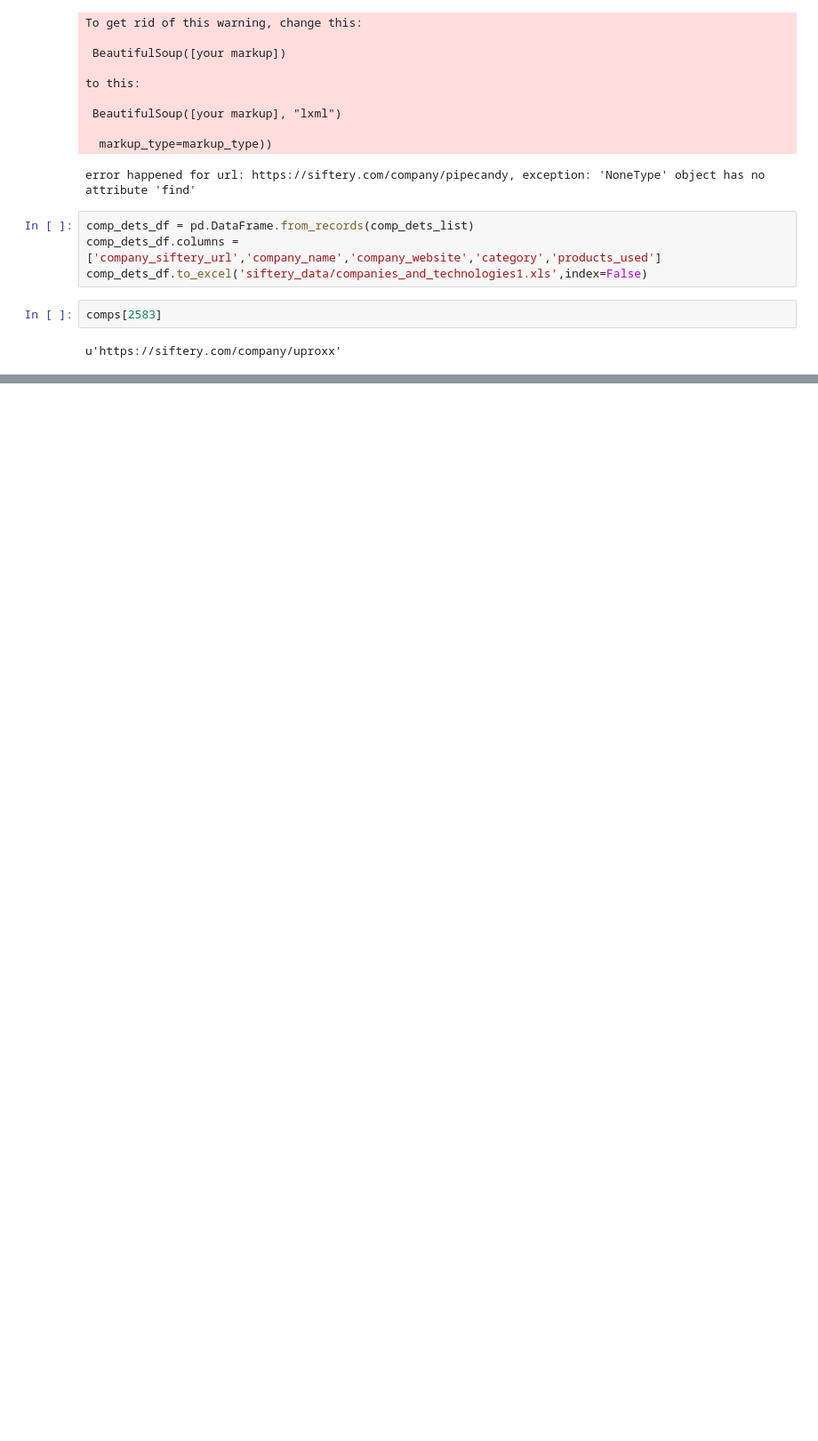
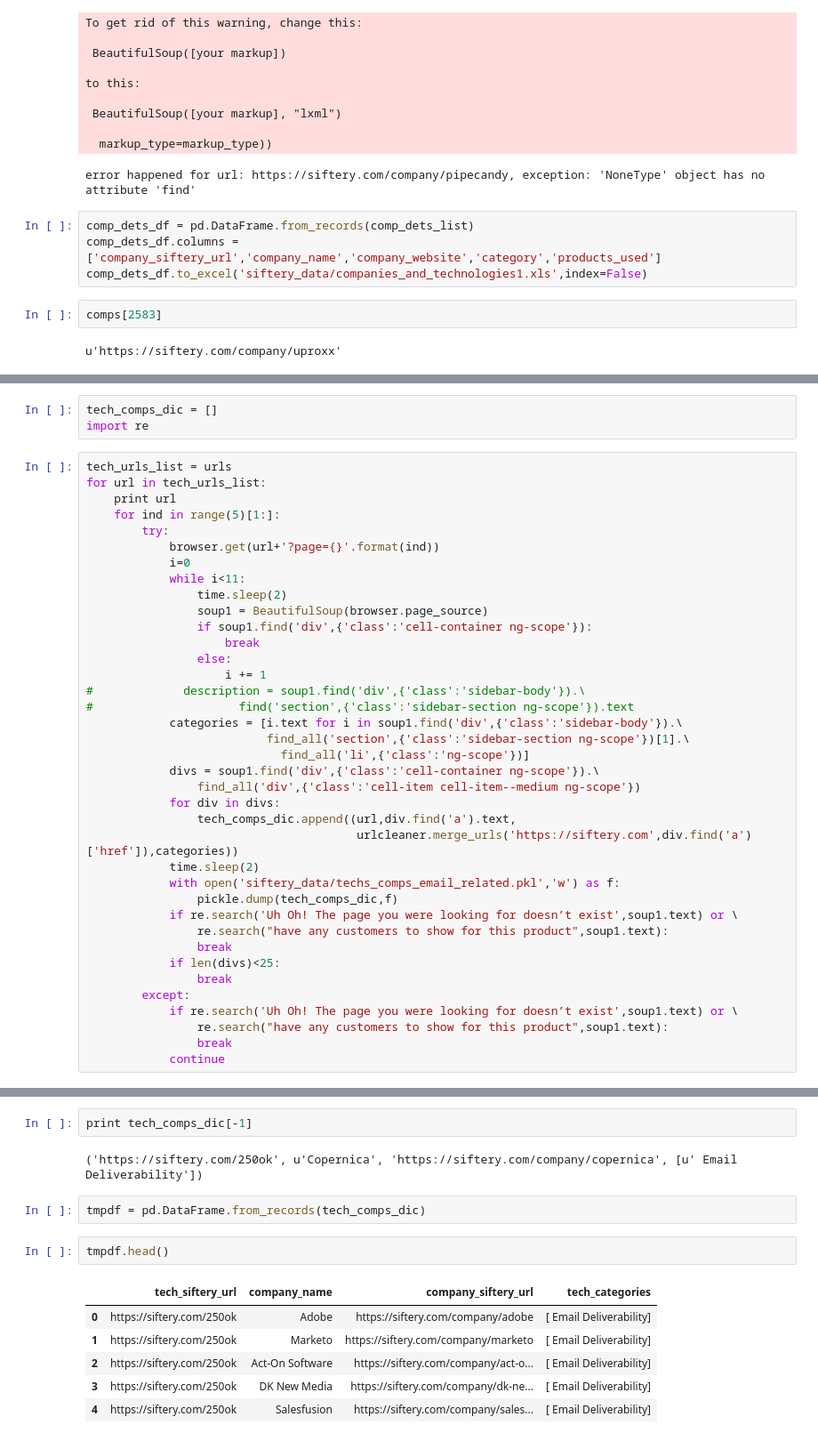
Before and after one commit to narenkumarR/nlpintelligence, a Jupyter notebook: crawling_misc/siftery_crawling.ipynb, the cells around one changed output, grey strips where cells are left out. Shown: that part at 89% size. Cells and saved outputs as stored; diff of their text form; blank space fills up the shorter version.

```diff
--- a/crawling_misc/siftery_crawling.ipynb
+++ b/crawling_misc/siftery_crawling.ipynb
@@ -275,0 +410,41 @@ u'https://siftery.com/company/uproxx'
+# %%
+tech_comps_dic = []
+import re
+# %%
+tech_urls_list = urls
+for url in tech_urls_list:
+    print url
+    for ind in range(5)[1:]:
+        try:
+            browser.get(url+'?page={}'.format(ind))
+            i=0
+            while i<11:
+                time.sleep(2)
+                soup1 = BeautifulSoup(browser.page_source)
+                if soup1.find('div',{'class':'cell-container ng-scope'}):
+                    break
+                else:
+                    i += 1
+#             description = soup1.find('div',{'class':'sidebar-body'}).\
+#                     find('section',{'class':'sidebar-section ng-scope'}).text
+            categories = [i.text for i in soup1.find('div',{'class':'sidebar-body'}).\
+                          find_all('section',{'class':'sidebar-section ng-scope'})[1].\
+                            find_all('li',{'class':'ng-scope'})]
+            divs = soup1.find('div',{'class':'cell-container ng-scope'}).\
+                find_all('div',{'class':'cell-item cell-item--medium ng-scope'})
+            for div in divs:
+                tech_comps_dic.append((url,div.find('a').text,
+                                       urlcleaner.merge_urls('https://siftery.com',div.find('a')['href']),categories))
+            time.sleep(2)
+            with open('siftery_data/techs_comps_email_related.pkl','w') as f:
+                pickle.dump(tech_comps_dic,f)
+            if re.search('Uh Oh! The page you were looking for doesn’t exist',soup1.text) or \
+                re.search("have any customers to show for this product",soup1.text):
+                break
+            if len(divs)<25:
+                break
+        except:
+            if re.search('Uh Oh! The page you were looking for doesn’t exist',soup1.text) or \
+                re.search("have any customers to show for this product",soup1.text):
+                break
+            continue
@@ -275,0 +469,15 @@ u'https://siftery.com/company/uproxx'
+# %%
+print tech_comps_dic[-1]
+# %% [output]
+('https://siftery.com/250ok', u'Copernica', 'https://siftery.com/company/copernica', [u' Email Deliverability'])
+# %%
+tmpdf = pd.DataFrame.from_records(tech_comps_dic)
+# %%
+tmpdf.head()
+# %% [output]
+|  | tech_siftery_url | company_name | company_siftery_url | tech_categories |
+| 0 | https://siftery.com/250ok | Adobe | https://siftery.com/company/adobe | [ Email Deliverability] |
+| 1 | https://siftery.com/250ok | Marketo | https://siftery.com/company/marketo | [ Email Deliverability] |
+| 2 | https://siftery.com/250ok | Act-On Software | https://siftery.com/company/act-o... | [ Email Deliverability] |
+| 3 | https://siftery.com/250ok | DK New Media | https://siftery.com/company/dk-ne... | [ Email Deliverability] |
+| 4 | https://siftery.com/250ok | Salesfusion | https://siftery.com/company/sales... | [ Email Deliverability] |
```
Also changed, not shown: parts of 28 cells of this notebook, 22 other files.
